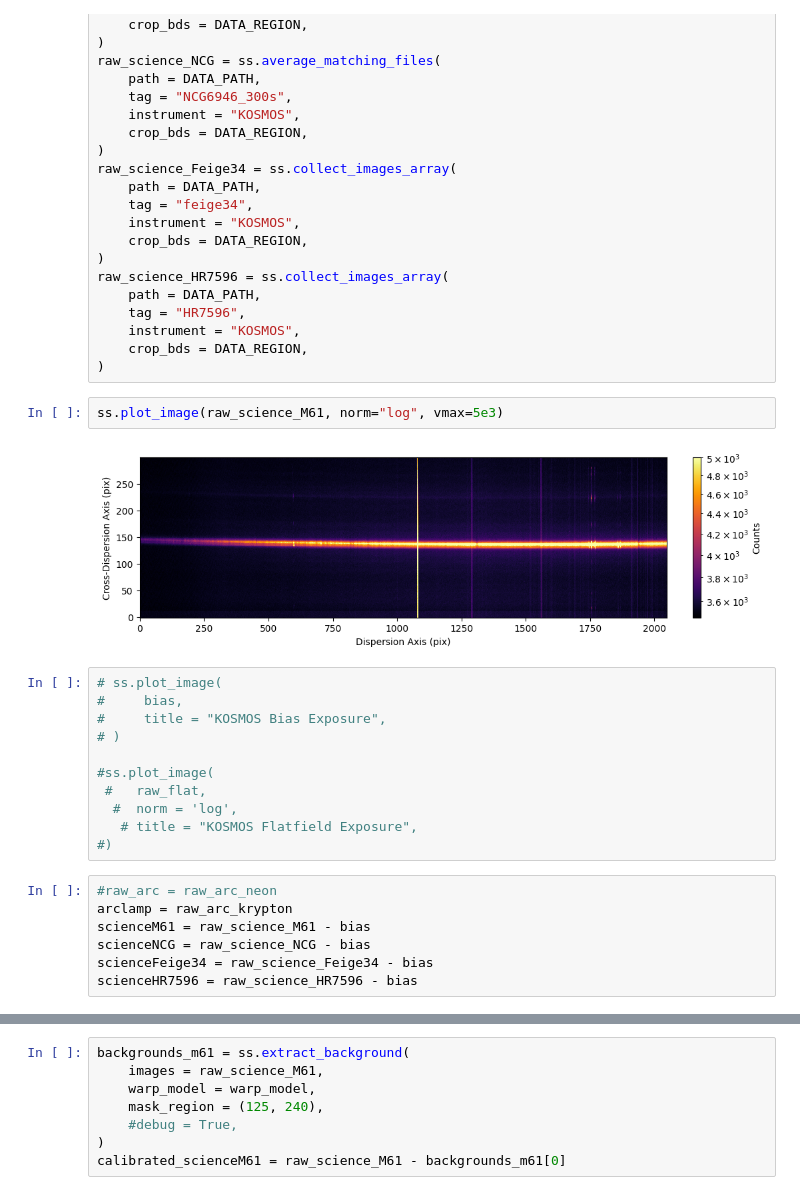
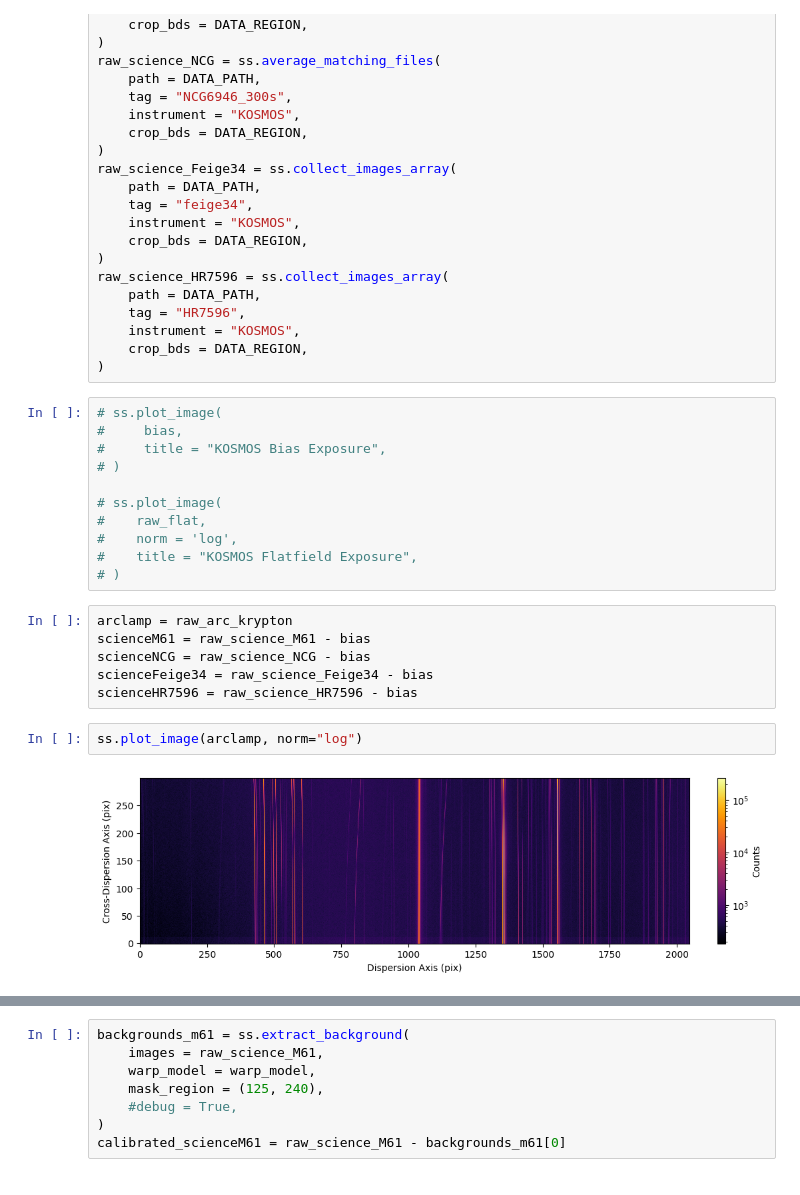
Before and after one commit to taro1256/StarburstGalaxyProject, a Jupyter notebook: Project.ipynb, the cells around one changed output, grey strips where cells are left out. Saved outputs shown, nothing was run; the diff lists cells and outputs as text.

```diff
--- a/Project.ipynb
+++ b/Project.ipynb
@@ -109,28 +116,27 @@ raw_science_HR7596 = ss.collect_images_array(
     instrument = "KOSMOS",
     crop_bds = DATA_REGION,
 )
-# %%
-ss.plot_image(raw_science_M61, norm="log", vmax=5e3)
-# %% [output]
-[figure, removed]
 # %%
 # ss.plot_image(
 #     bias,
 #     title = "KOSMOS Bias Exposure",
 # )
 
-#ss.plot_image(
- #   raw_flat,
-  #  norm = 'log',
-   # title = "KOSMOS Flatfield Exposure",
-#)
+# ss.plot_image(
+#    raw_flat,
+#    norm = 'log',
+#    title = "KOSMOS Flatfield Exposure",
+# )
 # %%
-#raw_arc = raw_arc_neon
 arclamp = raw_arc_krypton
 scienceM61 = raw_science_M61 - bias
 scienceNCG = raw_science_NCG - bias
 scienceFeige34 = raw_science_Feige34 - bias
 scienceHR7596 = raw_science_HR7596 - bias
+# %%
+ss.plot_image(arclamp, norm="log")
+# %% [output]
+[figure, added]
 # %%
 # Identifies the pixel positions of line emissions
 locs, _ = ss.find_cal_lines(
```
Also changed, not shown: parts of 16 cells of this notebook.
